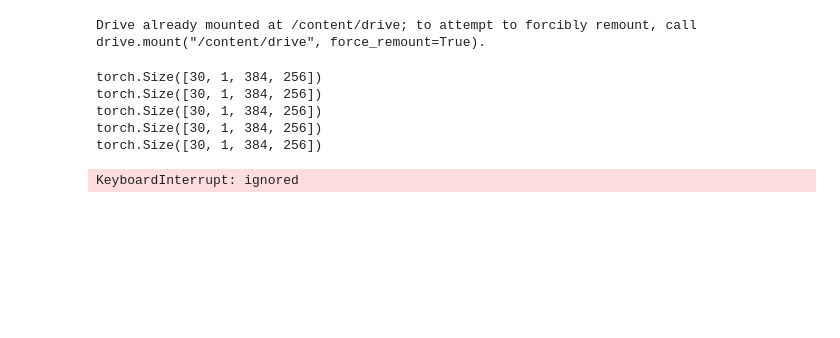
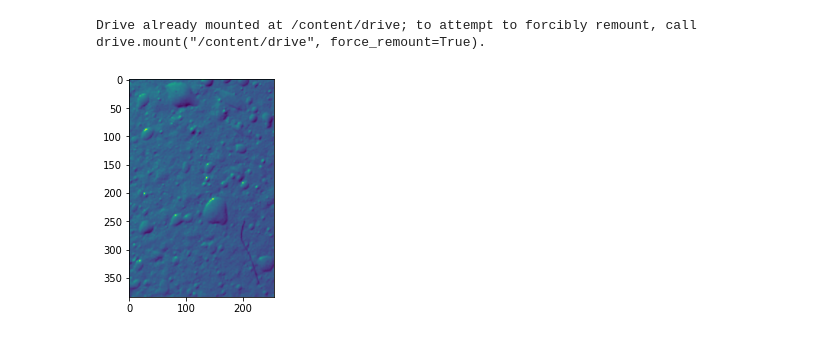
Before and after one commit to FtkXiaoguo/myPyLib, a Jupyter notebook: TestMyImgDataSets.ipynb, the cells around one changed output. Cells and saved outputs as stored; diff of their text form; code cells hidden in the pictures; blank space fills up the shorter version.

```diff
--- a/TestMyImgDataSets.ipynb
+++ b/TestMyImgDataSets.ipynb
@@ -50,17 +52,12 @@ Drive already mounted at /content/drive; to attempt to forcibly remount, call dr
 # %%
 # Transform を作成する。
 transform = transforms.Compose([transforms.Resize(256), transforms.ToTensor()])
 # Dataset を作成する。
-dataset = ImageFolder(data_dir+'/NormalData', transform)
+dataset = ImageFolder(data_dir+'/AnoData', transform)
 # DataLoader を作成する。
-dataloader = DataLoader(dataset, batch_size=30)
+dataloader = DataLoader(dataset, batch_size=1)
 
 for batch in dataloader:
-    print(batch.shape)
+    plt.imshow(batch[0][0])
 # %% [output]
-torch.Size([30, 1, 384, 256])
-torch.Size([30, 1, 384, 256])
-torch.Size([30, 1, 384, 256])
-torch.Size([30, 1, 384, 256])
-torch.Size([30, 1, 384, 256])
-KeyboardInterrupt: ignored
+[figure, added]
```
Also changed, not shown: parts of 3 cells of this notebook.
